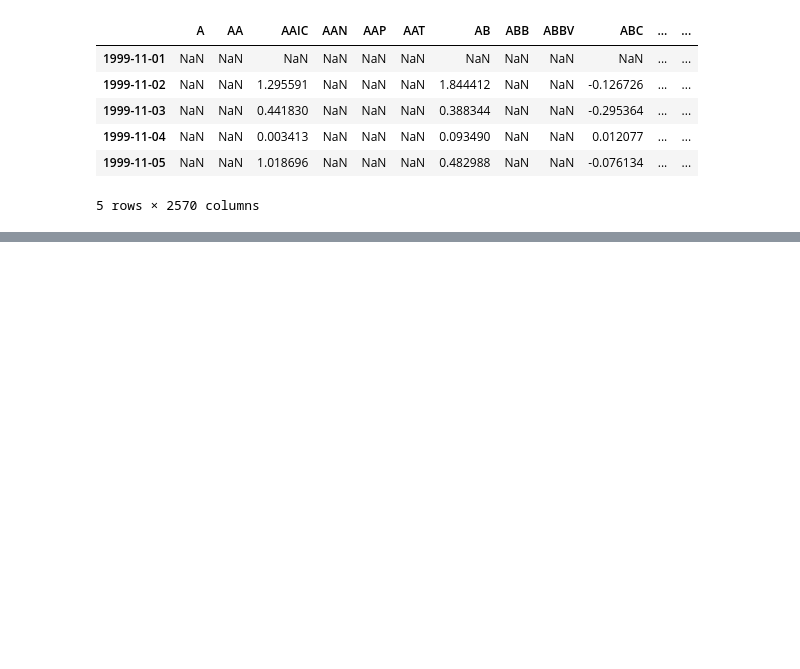
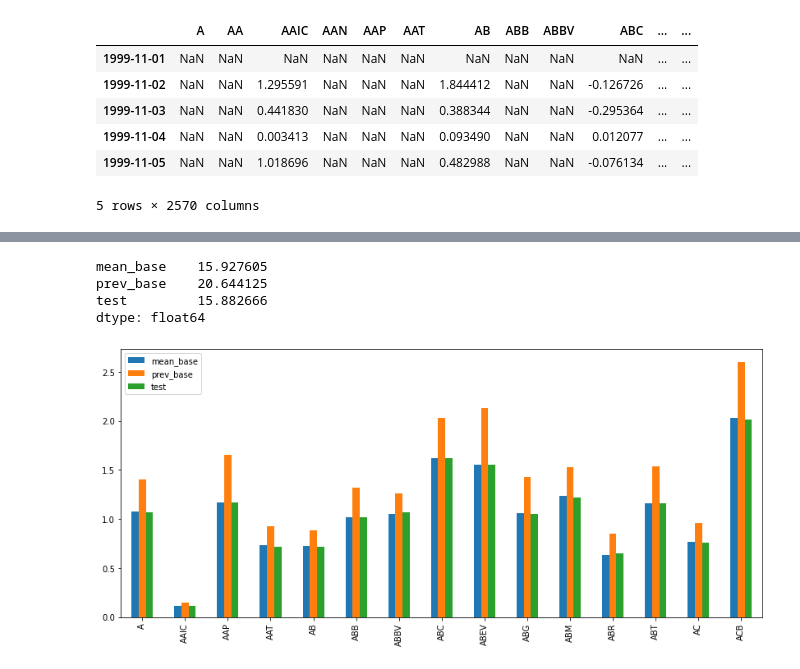
Before and after one commit to Maltanno/Capstone_project, a Jupyter notebook: Comparison.ipynb, the cells around one changed output, grey strips where cells are left out. Cells and saved outputs as stored; diff of their text form; code cells hidden in the pictures; blank space fills up the shorter version.

Commit message:
Results calculated, graphs plotted

```diff
--- a/Comparison.ipynb
+++ b/Comparison.ipynb
@@ -41,0 +148,34 @@ syms = s_df.columns[df.notna().sum() > 1200]
+# %%
+# as gen_data() above, but only for test data
+def gen_test(sym):
+    sym_df = s_df[sym].dropna()
+    y = []
+    X = []
+    xb = [] # -previous day for baseline
+    for j in range(len(sym_df)-(120), len(sym_df)-1):
+        X.append(sym_df.iloc[j-90:j])
+        xb.append(sym_df.iloc[j-1])
+        y.append(sym_df.iloc[j])
+
+    X = np.array(X)
+    X = np.reshape(X, (X.shape[0], X.shape[1],1))
+
+    return X, y, xb
+# %%
+#Find RMSE for predictions on test data, along with baselines: previous day and mean(x)
+res = {}
+for sym in syms:
+    res[sym] = {}
+
+    model = load_model(f'models/comp_{sym}.h5')
+
+    X, y, xb = gen_test(sym)
+
+    mean = [np.mean(x) for x in X]
+    yp = model.predict(X)
+    res[sym]['mean_base'] = MSE(y, mean, squared=False)
+    res[sym]['prev_base'] = MSE(y, xb, squared=False)
+    res[sym]['test'] = MSE(y, yp, squared=False)
+
+res_df = pd.DataFrame(res).transpose()
+res_df
@@ -41,0 +199,11 @@ syms = s_df.columns[df.notna().sum() > 1200]
+# %%
+res_df.sum()
+# %% [output]
+mean_base    15.927605
+prev_base    20.644125
+test         15.882666
+dtype: float64
+# %%
+res_df.plot.bar(figsize=(14,6));
+# %% [output]
+[figure, added]
```
Also changed, not shown: parts of 34 cells of this notebook, 5 other files.
